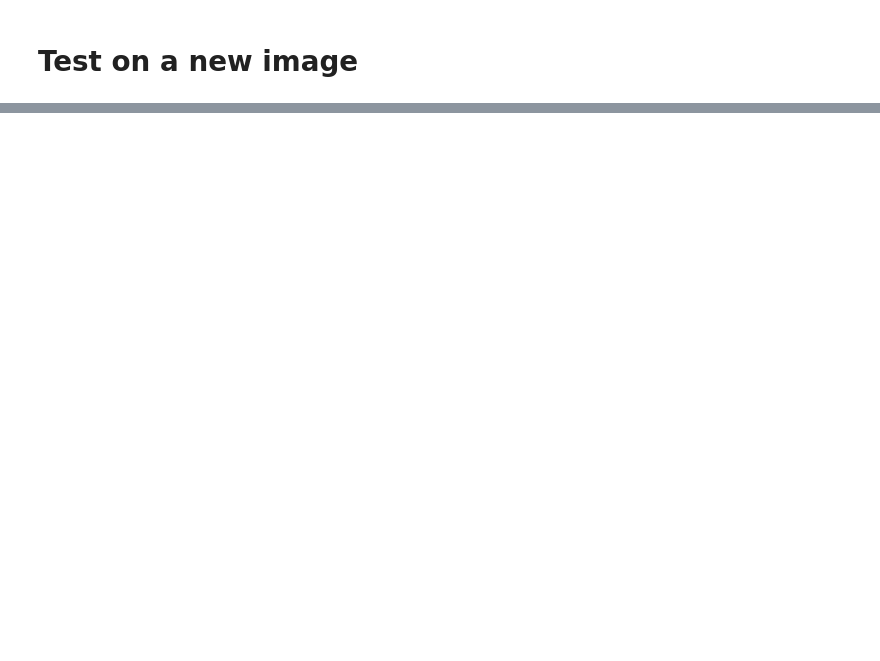
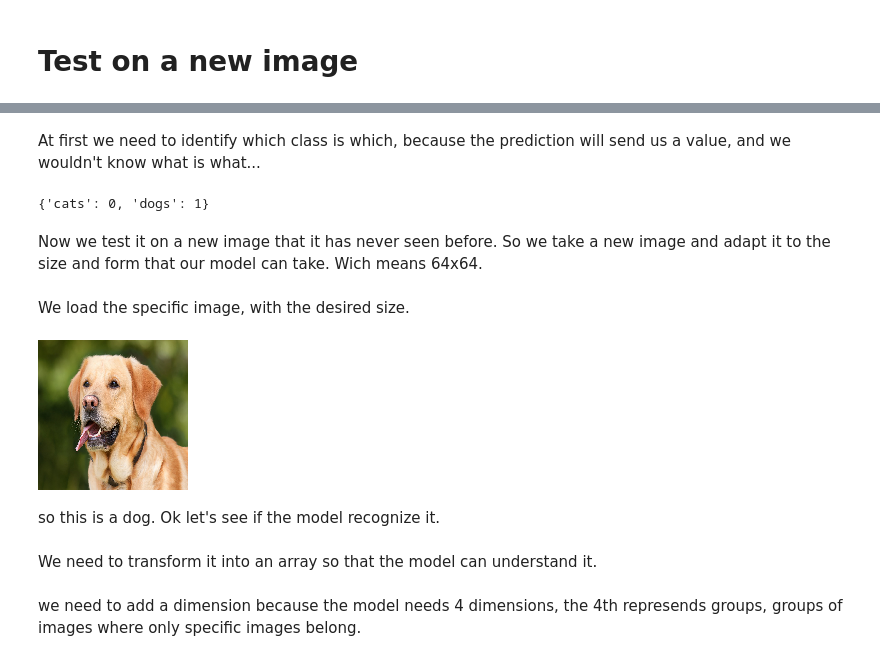
Before and after one commit to MikeDuran-git/Custom_CNN_Model, a Jupyter notebook: CNN.ipynb, the cells around one changed output, grey strips where cells are left out. Drawn from its saved outputs; the diff is of its cells as text; code cells hidden in the pictures; blank space fills up the shorter version.

```diff
--- a/CNN.ipynb
+++ b/CNN.ipynb
@@ -155,0 +165,8 @@ AttributeError: 'str' object has no attribute 'ndim'
+# %% [markdown]
+At first we need to identify which class is which, because the prediction will send us a value, and we wouldn't know what is what...
+# %%
+training_set.class_indices
+# %% [output]
+{'cats': 0, 'dogs': 1}
+# %% [markdown]
+Now we test it on a new image that it has never seen before. So we take a new image and adapt it to the size and form that our model can take. Wich means 64x64.
@@ -155,0 +175,11 @@ AttributeError: 'str' object has no attribute 'ndim'
+# %% [markdown]
+We load the specific image, with the desired size.
+# %%
+img=image.load_img('dataset/single_prediction/cat_or_dog_1.jpg',target_size=(150,150))
+img
+# %% [output]
+[figure, added]
+# %% [markdown]
+so this is a dog. Ok let's see if the model recognize it.
+# %% [markdown]
+We need to transform it into an array so that the model can understand it.
@@ -155,0 +188,2 @@ AttributeError: 'str' object has no attribute 'ndim'
+# %% [markdown]
+we need to add a dimension because the model needs 4 dimensions, the 4th represends groups, groups of images where only specific images belong.
```
Also changed, not shown: parts of 26 cells of this notebook.
